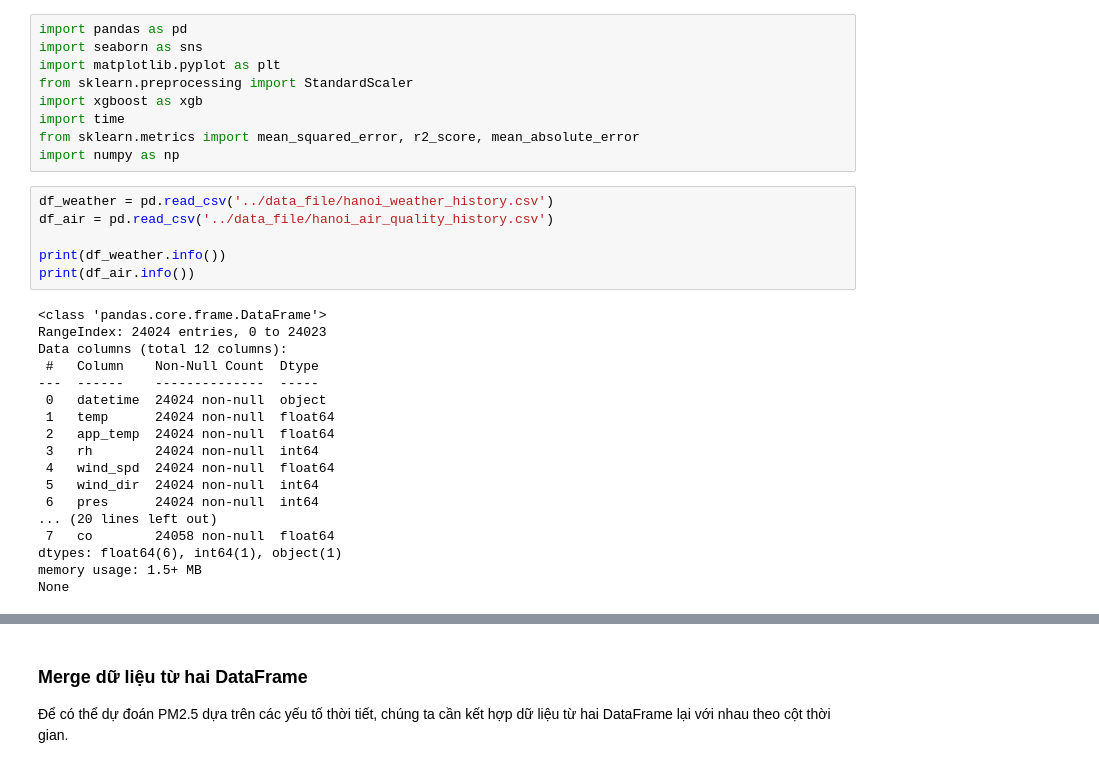
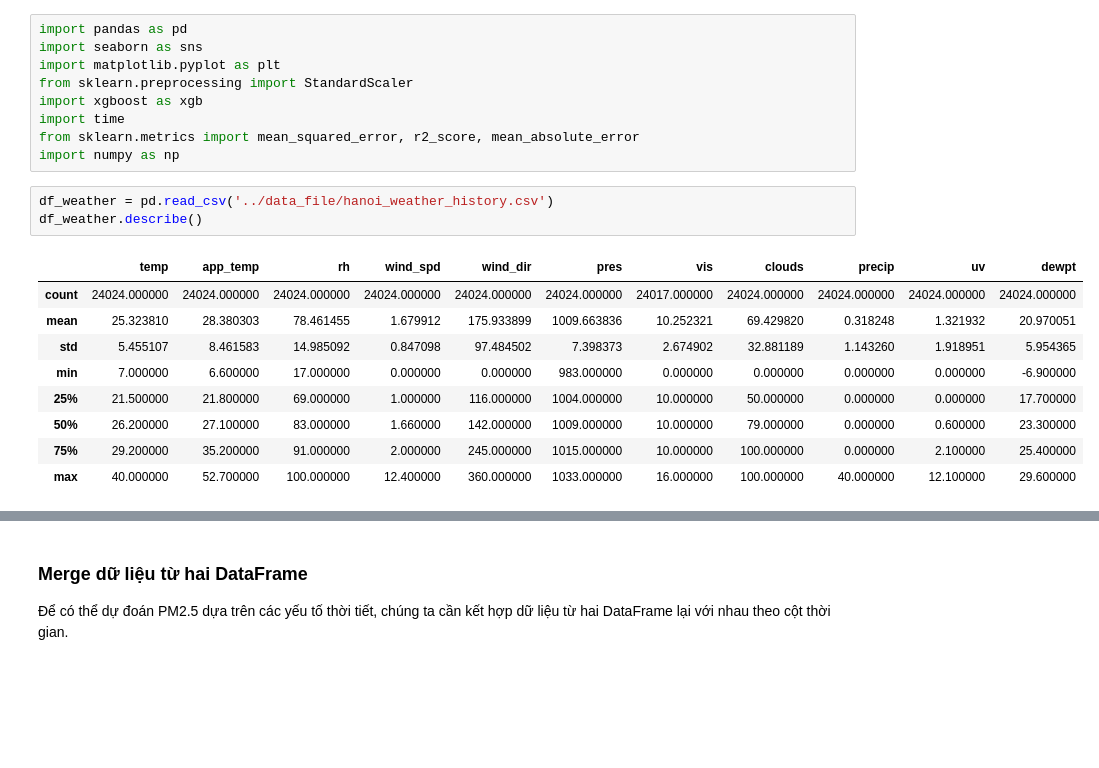
Before and after one commit to KienNT792/FSB_Tutorial, a Jupyter notebook: FSB/DAM501/data/notebook/dam501_assignment.ipynb, the cells around one changed output, grey strips where cells are left out. Saved outputs shown, nothing was run; the diff lists cells and outputs as text; blank space fills up the shorter version.

```diff
--- a/FSB/DAM501/data/notebook/dam501_assignment.ipynb
+++ b/FSB/DAM501/data/notebook/dam501_assignment.ipynb
@@ -9,26 +9,15 @@ from sklearn.metrics import mean_squared_error, r2_score, mean_absolute_error
 import numpy as np
 # %%
 df_weather = pd.read_csv('../data_file/hanoi_weather_history.csv')
-df_air = pd.read_csv('../data_file/hanoi_air_quality_history.csv')
-
-print(df_weather.info())
-print(df_air.info())
+df_weather.describe()
 # %% [output]
-<class 'pandas.core.frame.DataFrame'>
-RangeIndex: 24024 entries, 0 to 24023
-Data columns (total 12 columns):
- #   Column    Non-Null Count  Dtype
----  ------    --------------  -----
- 0   datetime  24024 non-null  object
- 1   temp      24024 non-null  float64
- 2   app_temp  24024 non-null  float64
- 3   rh        24024 non-null  int64
- 4   wind_spd  24024 non-null  float64
- 5   wind_dir  24024 non-null  int64
- 6   pres      24024 non-null  int64
-... (20 lines left out)
- 7   co        24058 non-null  float64
-dtypes: float64(6), int64(1), object(1)
-memory usage: 1.5+ MB
-None
+|  | temp | app_temp | rh | wind_spd | wind_dir | pres | vis | clouds | precip | uv | dewpt |
+| count | 24024.000000 | 24024.000000 | 24024.000000 | 24024.000000 | 24024.000000 | 24024.000000 | 24017.000000 | 24024.000000 | 24024.000000 | 24024.000000 | 24024.000000 |
+| mean | 25.323810 | 28.380303 | 78.461455 | 1.679912 | 175.933899 | 1009.663836 | 10.252321 | 69.429820 | 0.318248 | 1.321932 | 20.970051 |
+| std | 5.455107 | 8.461583 | 14.985092 | 0.847098 | 97.484502 | 7.398373 | 2.674902 | 32.881189 | 1.143260 | 1.918951 | 5.954365 |
+| min | 7.000000 | 6.600000 | 17.000000 | 0.000000 | 0.000000 | 983.000000 | 0.000000 | 0.000000 | 0.000000 | 0.000000 | -6.900000 |
+| 25% | 21.500000 | 21.800000 | 69.000000 | 1.000000 | 116.000000 | 1004.000000 | 10.000000 | 50.000000 | 0.000000 | 0.000000 | 17.700000 |
+| 50% | 26.200000 | 27.100000 | 83.000000 | 1.660000 | 142.000000 | 1009.000000 | 10.000000 | 79.000000 | 0.000000 | 0.600000 | 23.300000 |
+| 75% | 29.200000 | 35.200000 | 91.000000 | 2.000000 | 245.000000 | 1015.000000 | 10.000000 | 100.000000 | 0.000000 | 2.100000 | 25.400000 |
+| max | 40.000000 | 52.700000 | 100.000000 | 12.400000 | 360.000000 | 1033.000000 | 16.000000 | 100.000000 | 40.000000 | 12.100000 | 29.600000 |
 # %% [markdown]
```
Also changed, not shown: parts of 6 cells of this notebook, 1 other file.
